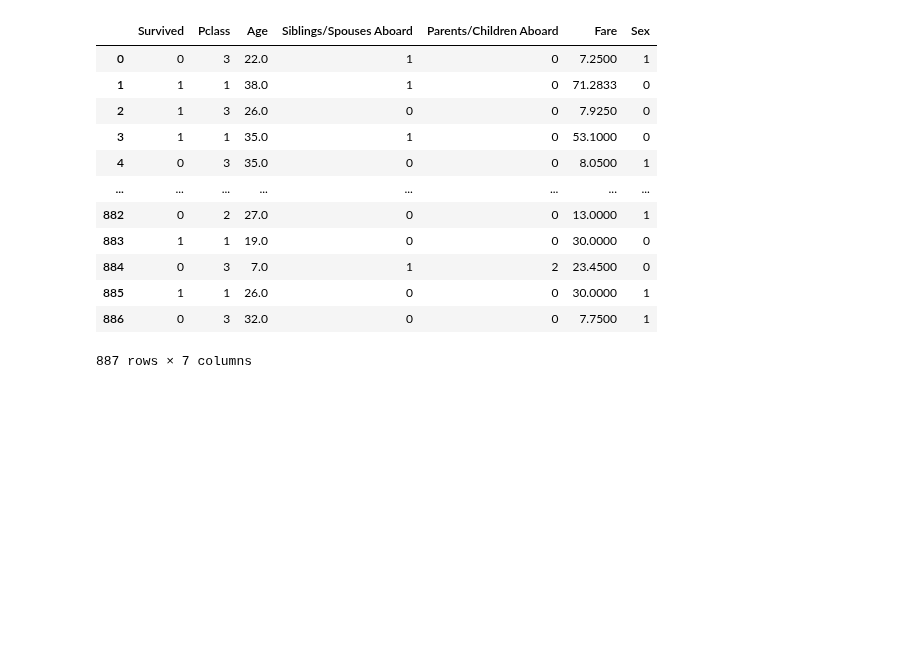
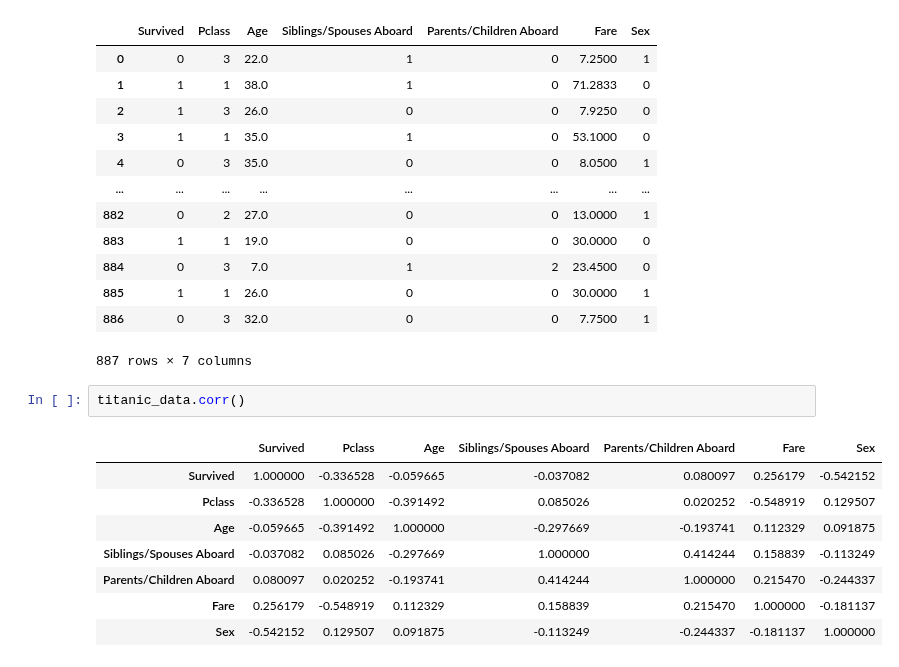
Before and after one commit to shamimsikder/ML-Exercises, a Jupyter notebook: Exercise Project/Titanic Project.ipynb, the cells around one changed output. Saved outputs shown, nothing was run; the diff lists cells and outputs as text; blank space fills up the shorter version.

```diff
--- a/Exercise Project/Titanic Project.ipynb
+++ b/Exercise Project/Titanic Project.ipynb
@@ -174,3 +174,14 @@ titanic_data
 | 885 | 1 | 1 | 26.0 | 0 | 0 | 30.0000 | 1 |
 | 886 | 0 | 3 | 32.0 | 0 | 0 | 7.7500 | 1 |
 887 rows × 7 columns
+# %%
+titanic_data.corr()
+# %% [output]
+|  | Survived | Pclass | Age | Siblings/Spouses Aboard | Parents/Children Aboard | Fare | Sex |
+| Survived | 1.000000 | -0.336528 | -0.059665 | -0.037082 | 0.080097 | 0.256179 | -0.542152 |
+| Pclass | -0.336528 | 1.000000 | -0.391492 | 0.085026 | 0.020252 | -0.548919 | 0.129507 |
+| Age | -0.059665 | -0.391492 | 1.000000 | -0.297669 | -0.193741 | 0.112329 | 0.091875 |
+| Siblings/Spouses Aboard | -0.037082 | 0.085026 | -0.297669 | 1.000000 | 0.414244 | 0.158839 | -0.113249 |
+| Parents/Children Aboard | 0.080097 | 0.020252 | -0.193741 | 0.414244 | 1.000000 | 0.215470 | -0.244337 |
+| Fare | 0.256179 | -0.548919 | 0.112329 | 0.158839 | 0.215470 | 1.000000 | -0.181137 |
+| Sex | -0.542152 | 0.129507 | 0.091875 | -0.113249 | -0.244337 | -0.181137 | 1.000000 |
```
Also changed, not shown: parts of 6 cells of this notebook.
